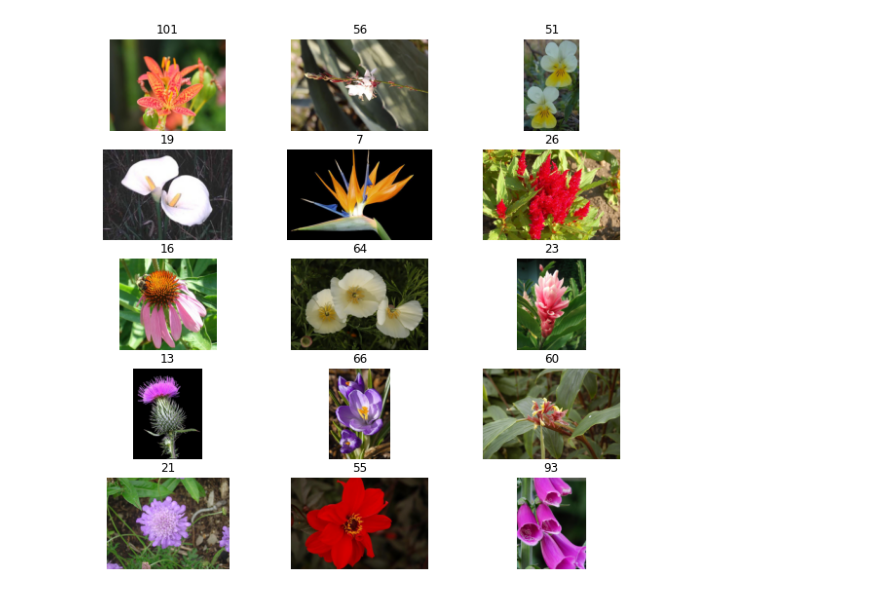
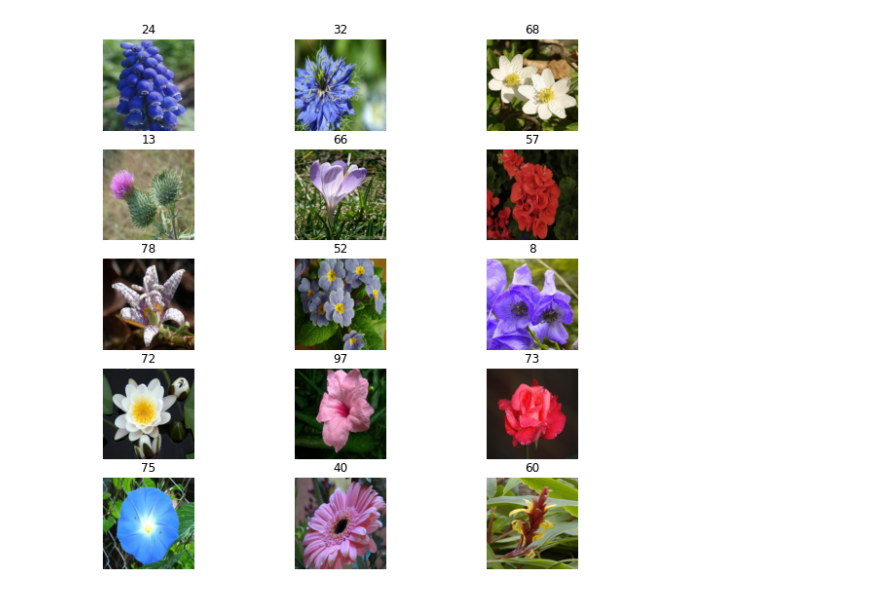
Before and after one commit to 1ucycrabtree/flowers-image-classification, a Jupyter notebook: flowers-classification-tool.ipynb, the cells around one changed output. Saved outputs shown, nothing was run; the diff lists cells and outputs as text; code cells hidden in the pictures.

```diff
--- a/flowers-classification-tool.ipynb
+++ b/flowers-classification-tool.ipynb
@@ -8,21 +9,24 @@ import pandas as pd
+# %%
+transform = transforms.Compose([transforms.ToTensor(),
+                                transforms.Resize((224,224))])
 # %%
 training_data = Flowers102(
     root='',
     split='train',
-    transform=ToTensor(),
+    transform=transform,
     download=True
 )
 
 testing_data = Flowers102(
     root='',
     split='test',
-    transform=ToTensor(),
+    transform=transform,
     download=True
 )
 
 evaluation_data = Flowers102(
-    root = '',
+    root='',
     split='val',
-    transform = ToTensor(),
+    transform=transform,
     download=True
 )
@@ -85,14 +53,15 @@ plt.show()
 # %%
 figure = plt.figure(figsize=(10, 10))
 cols, rows = 3, 5
 for i in range(1, cols * rows + 1):
     sample_idx = torch.randint(len(training_data), size=(1,)).item()
     img, label = training_data[sample_idx]
-    np_img = img.permute(1,2,0).numpy()
+
+    np_img = img.permute(1, 2, 0).numpy()
     figure.add_subplot(rows, cols, i)
     plt.title(label)
-    plt.imshow(np_img)
+    plt.imshow((np_img * 255).astype('uint8'))
     plt.axis('off')
 plt.show()
 # %% [output]
-[figure, old version]
+[figure, new version]
```
Also changed, not shown: parts of 13 cells of this notebook.
